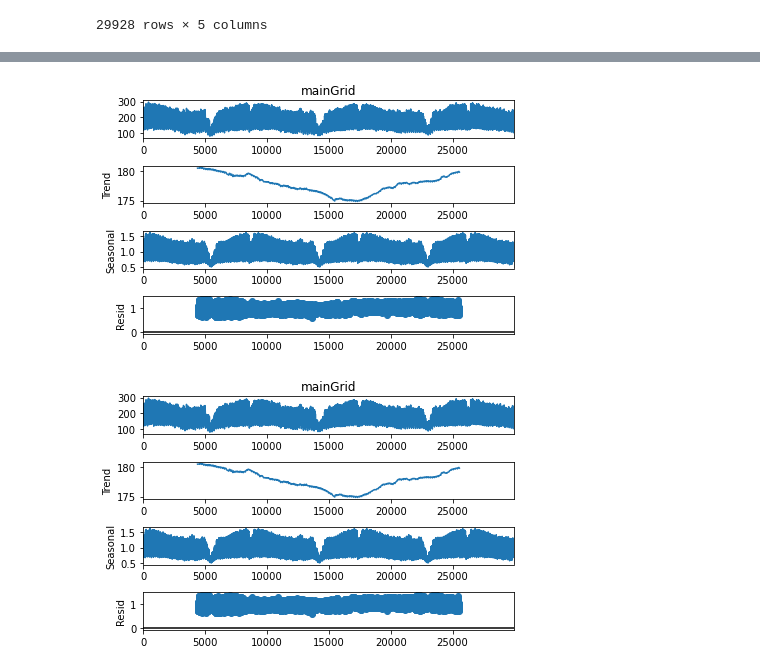
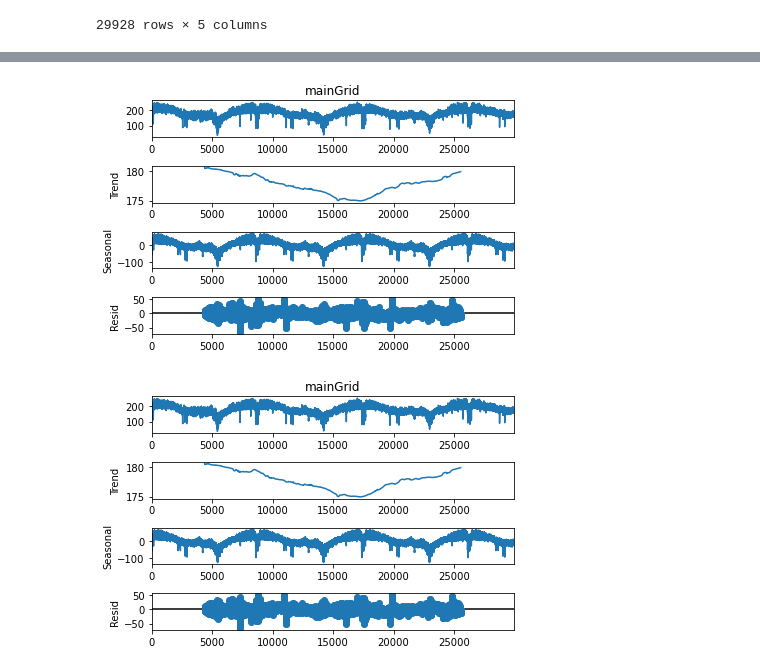
Before and after one commit to as-cal8/KDDM2-2022, a Jupyter notebook: PrepareData.ipynb, the cells around one changed output, grey strips where cells are left out. Saved outputs shown, nothing was run; the diff lists cells and outputs as text; code cells hidden in the pictures.

Commit message:
seasonality od 1 day, week and year

```diff
--- a/PrepareData.ipynb
+++ b/PrepareData.ipynb
@@ -76,6 +76,7 @@ from statsmodels.tsa.seasonal import seasonal_decompose
 # %%
 # decompose by day
 df_test = pd.read_csv('powerSupplyStream.csv')
-decompose_result = seasonal_decompose(df_test['mainGrid'], model="multiplicative", period=24)
+main_grid = df_test['mainGrid']
+decompose_result = seasonal_decompose(main_grid, model="aditive", period=24)
 decompose_result.plot()
 # %% [output]
@@ -84,6 +90,6 @@ decompose_result.plot()
 # %%
-# decompose by month
-df_test = pd.read_csv('powerSupplyStream.csv')
-decompose_result = seasonal_decompose(df_test['mainGrid'], model="multiplicative", period=24*30)
+# decompose by week
+main_grid -= decompose_result.seasonal
+decompose_result = seasonal_decompose(main_grid, model="aditive", period=24*7)
 decompose_result.plot()
 # %% [output]
@@ -92,8 +103,8 @@ decompose_result.plot()
 # %%
 # decompose by year
-df_test = pd.read_csv('powerSupplyStream.csv')
-decompose_result = seasonal_decompose(df_test['mainGrid'], model="multiplicative", period=24*365)
+main_grid -= decompose_result.seasonal
+decompose_result = seasonal_decompose(main_grid, model="aditive", period=24*365)
 decompose_result.plot()
 # %% [output]
-[figure, old version]
+[figure, new version]
-[figure, old version]
+[figure, new version]
```
Also changed, not shown: parts of 9 cells of this notebook.
